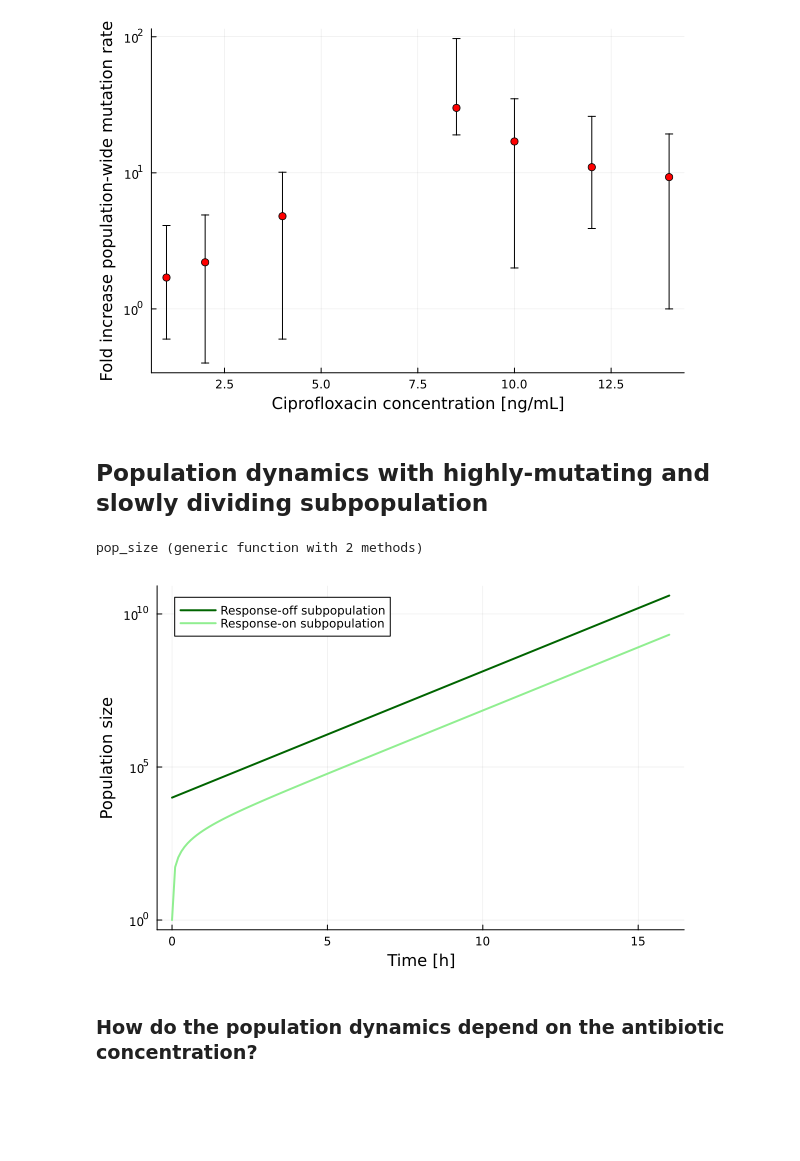
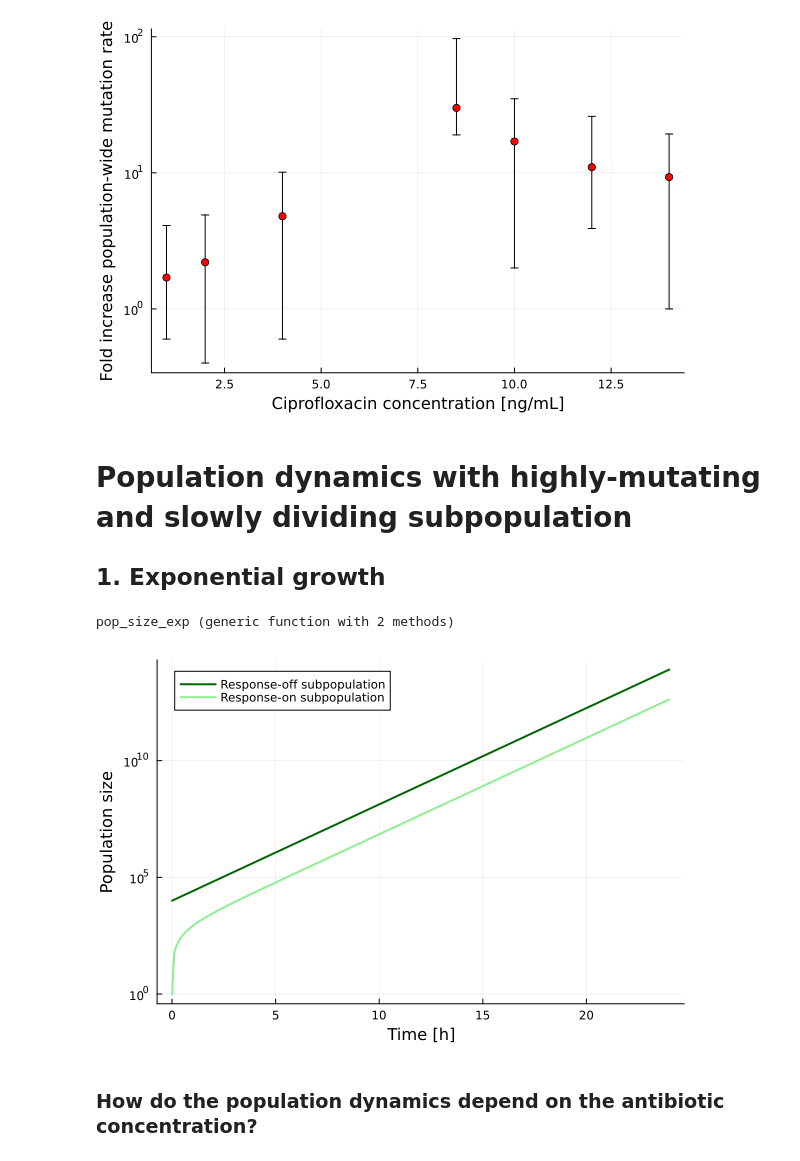
Before and after one commit to LucyL-J/estimu, a Jupyter notebook: dose-dependence.ipynb, the cells around one changed output. Drawn from its saved outputs; the diff is of its cells as text; code cells hidden in the pictures; blank space fills up the shorter version.

```diff
--- a/dose-dependence.ipynb
+++ b/dose-dependence.ipynb
@@ -35,15 +35,14 @@ scatter!(C, M_MLE, yerror=(M_lower, M_upper), lab="", c=:red)
 # %% [output]
 [figure]
 # %% [markdown]
-## Population dynamics with highly-mutating and slowly dividing subpopulation
+# Population dynamics with highly-mutating and slowly dividing subpopulation
+## 1. Exponential growth
 # %%
 # Population growth dynamics of non-mutants (deterministic)
 # Growth of response-off subpopulation: exponential growth with population growth rate = division-death-switching rate, initial population size N0
-pop_size(t, N0_off, pop_growth) = N0_off*exp(pop_growth*t)
-# With carrying capacity (given by the final population size)
-pop_size(t, N0_off, pop_growth, Nf) = Nf * N0_off * exp(pop_growth*t)/(Nf + N0_off*(exp(pop_growth*t)-1))
+pop_size_exp(t, N0_off, pop_growth) = N0_off*exp(pop_growth*t)
 # Growth of response-on subpopulation: influx from response-off subpopulation plus exponential growth with own net growth rate = division-death rate, initial population size N0_on
-function pop_size(t, N0_off, pop_growth, switching, N0_on, net_growth_on)
+function pop_size_exp(t, N0_off, pop_growth, switching, N0_on, net_growth_on)
     if net_growth_on == pop_growth
         return (N0_off*switching*t + N0_on) * exp(pop_growth*t)
     else
@@ -51,21 +50,21 @@ function pop_size(t, N0_off, pop_growth, switching, N0_on, net_growth_on)
     end
 end
 # %% [output]
-pop_size (generic function with 2 methods)
+pop_size_exp (generic function with 2 methods)
 # %%
 N0_off = 10^4
 gamma_off = 1.
 delta_off = 0.
 switching = 0.05
 N0_on = 1.
 gamma_on_rel = 0.
 delta_on = 0.
-tf = 16
+tf = 24
 P_popdyn = plot(xlab="Time [h]", ylab="Population size", yscale=:log10, legend=:topleft)
-plot!(0:0.1:tf, x -> pop_size(x, N0_off, gamma_off-delta_off-switching), lab="Response-off subpopulation", c=:darkgreen, width=2)
-plot!(0:0.1:tf, x -> pop_size(x, N0_off, gamma_off-delta_off-switching, switching, N0_on, gamma_on_rel*gamma_off-delta_on), lab="Response-on subpopulation", c=:lightgreen, width=2)
+plot!(0:0.1:tf, x -> pop_size_exp(x, N0_off, gamma_off-delta_off-switching), lab="Response-off subpopulation", c=:darkgreen, width=2)
+plot!(0:0.1:tf, x -> pop_size_exp(x, N0_off, gamma_off-delta_off-switching, switching, N0_on, gamma_on_rel*gamma_off-delta_on), lab="Response-on subpopulation", c=:lightgreen, width=2)
 # %% [output]
-[figure, old version]
+[figure, new version]
 # %% [markdown]
 ### How do the population dynamics depend on the antibiotic concentration?
 # %%
```
Also changed, not shown: parts of 7 cells of this notebook, 1 other file.
